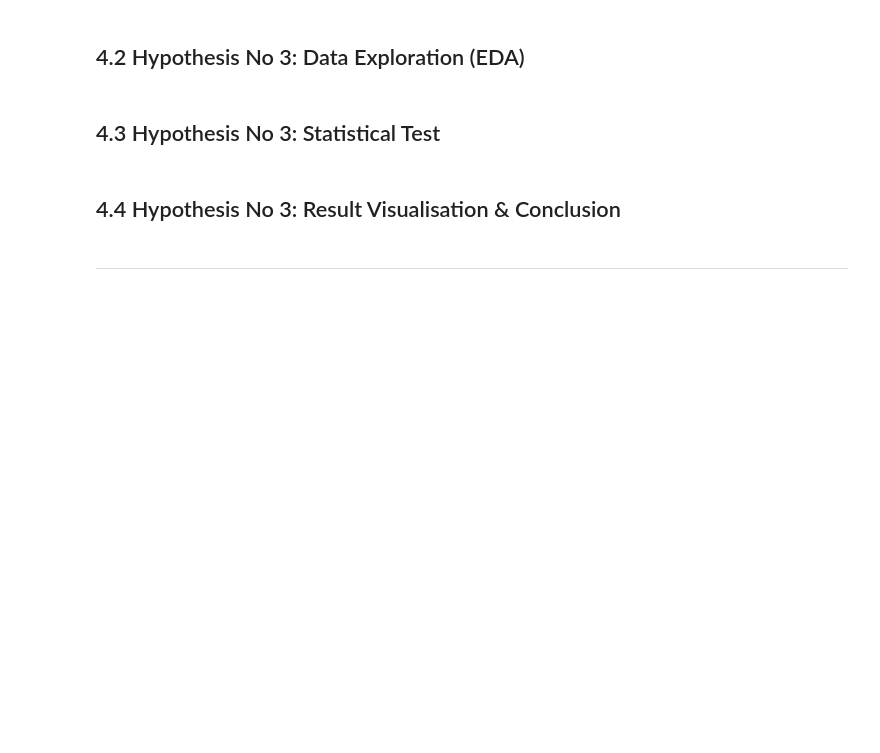
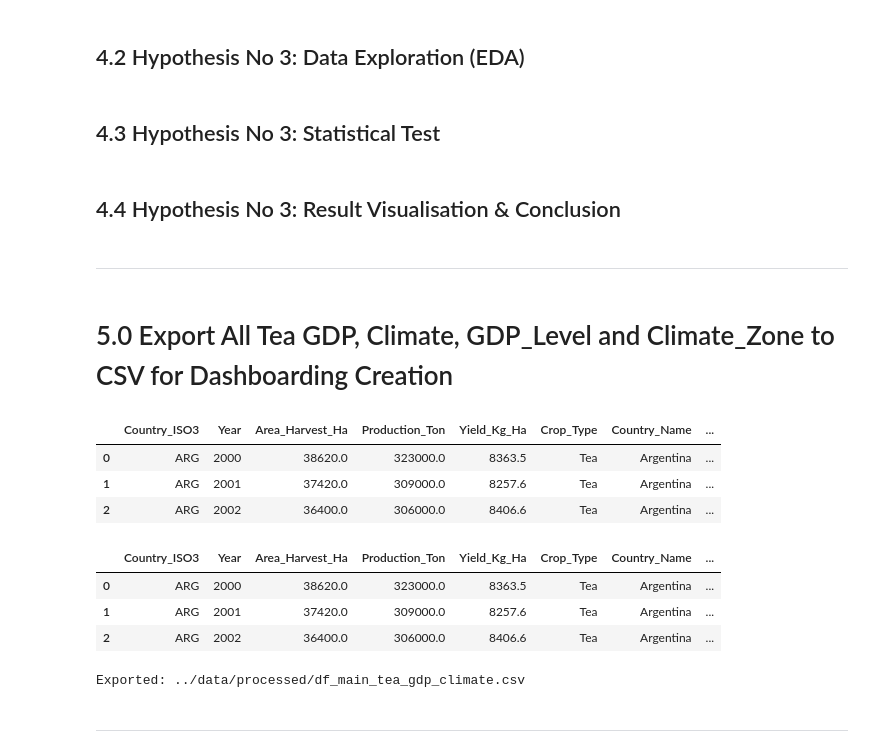
Before and after one commit to HaveTimeDrinkTea/global_tea_trade_analysis, a Jupyter notebook: notebooks/06_Hypothesis_Testings.ipynb, the cells around one changed output. Saved outputs shown, nothing was run; the diff lists cells and outputs as text; code cells hidden in the pictures; blank space fills up the shorter version.

```diff
--- a/notebooks/06_Hypothesis_Testings.ipynb
+++ b/notebooks/06_Hypothesis_Testings.ipynb
@@ -781,3 +781,32 @@ No years showed significant differences
 ## 4.4 Hypothesis No 3: Result Visualisation & Conclusion
 # %% [markdown]
 ---
+# %% [markdown]
+# 5.0 Export All Tea GDP, Climate, GDP_Level and Climate_Zone to CSV for Dashboarding Creation
+# %%
+df_main_tea_gdp_level.head(3)
+# %% [output]
+|  | Country_ISO3 | Year | Area_Harvest_Ha | Production_Ton | Yield_Kg_Ha | Crop_Type | Country_Name | ... |
+| 0 | ARG | 2000 | 38620.0 | 323000.0 | 8363.5 | Tea | Argentina | ... |
+| 1 | ARG | 2001 | 37420.0 | 309000.0 | 8257.6 | Tea | Argentina | ... |
+| 2 | ARG | 2002 | 36400.0 | 306000.0 | 8406.6 | Tea | Argentina | ... |
+# %%
+df_export = df_main_tea_gdp_level.copy()
+
+df_export ["Climate_Zone"]=df_export["Temperature"].apply(
+    lambda x: "Hot" if x >= tea_country_temp_median else "Cool"
+)
+
+df_export.head(3)
+# %% [output]
+|  | Country_ISO3 | Year | Area_Harvest_Ha | Production_Ton | Yield_Kg_Ha | Crop_Type | Country_Name | ... |
+| 0 | ARG | 2000 | 38620.0 | 323000.0 | 8363.5 | Tea | Argentina | ... |
+| 1 | ARG | 2001 | 37420.0 | 309000.0 | 8257.6 | Tea | Argentina | ... |
+| 2 | ARG | 2002 | 36400.0 | 306000.0 | 8406.6 | Tea | Argentina | ... |
+# %%
+df_export.to_csv(f'{processed_dir}/df_main_tea_gdp_climate.csv', index=False)
+print(f"Exported: {processed_dir}/df_main_tea_gdp_climate.csv")
+# %% [output]
+Exported: ../data/processed/df_main_tea_gdp_climate.csv
+# %% [markdown]
+---
```
Also changed, not shown: 4 other files.
